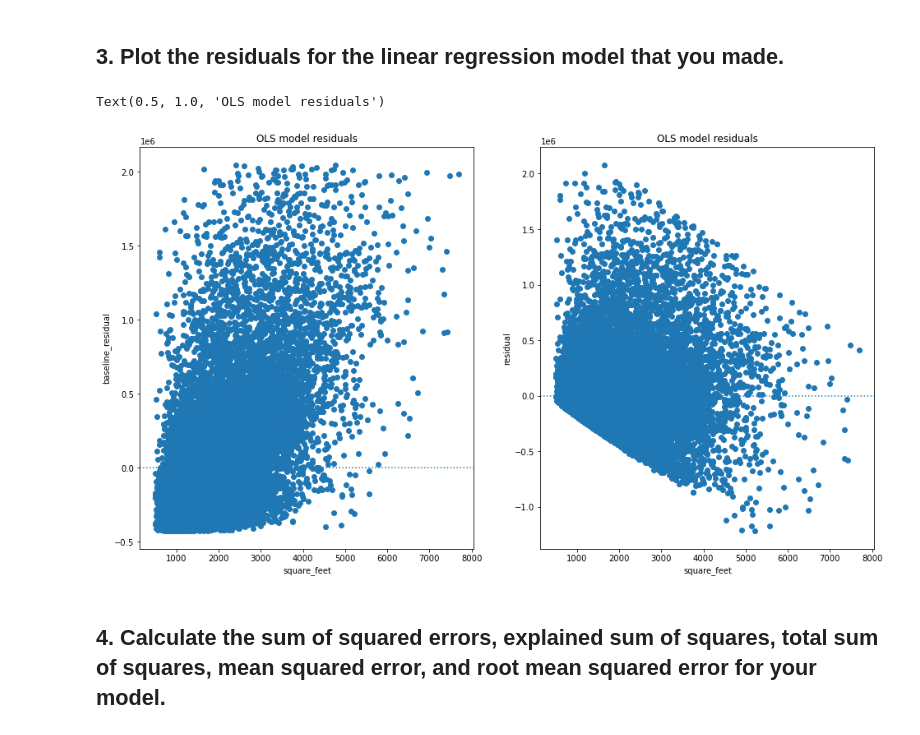
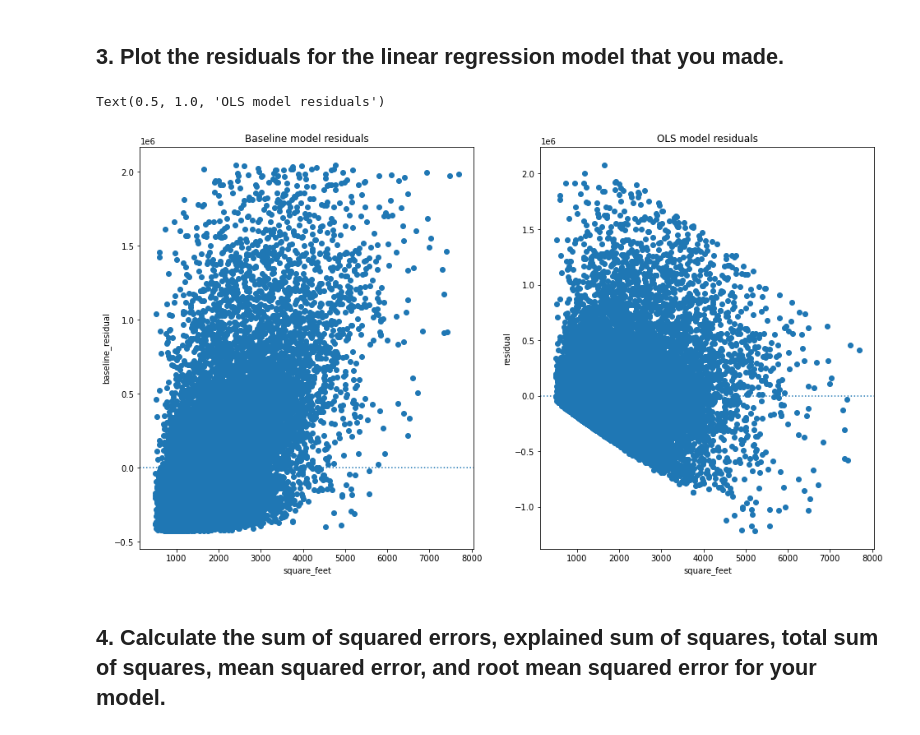
Before and after one commit to m3redithw/regression-exercises, a Jupyter notebook: evaluate.ipynb, the cells around one changed output. Cells and saved outputs as stored; diff of their text form; code cells hidden in the pictures.

```diff
--- a/evaluate.ipynb
+++ b/evaluate.ipynb
@@ -108,21 +108,21 @@ train['baseline_residual'] = train.assessed_value - train.baseline
 # %%
 plt.figure(figsize = (16,9))
 plt.subplot(121)
 plt.scatter(train.square_feet, train.baseline_residual)
 plt.axhline(y = 0, ls = ':')
 plt.xlabel('square_feet')
 plt.ylabel('baseline_residual')
-plt.title('OLS model residuals')
+plt.title('Baseline model residuals')
 
 plt.subplot(122)
 plt.scatter(train.square_feet, train.residual)
 plt.axhline(y = 0, ls = ':')
 plt.xlabel('square_feet')
 plt.ylabel('residual')
 plt.title('OLS model residuals')
 # %% [output]
 Text(0.5, 1.0, 'OLS model residuals')
-[figure, old version]
+[figure, new version]
 # %% [markdown]
 ## 4. Calculate the sum of squared errors, explained sum of squares, total sum of squares, mean squared error, and root mean squared error for your model.
 # %%
```
Also changed, not shown: parts of 1 cell of this notebook.
